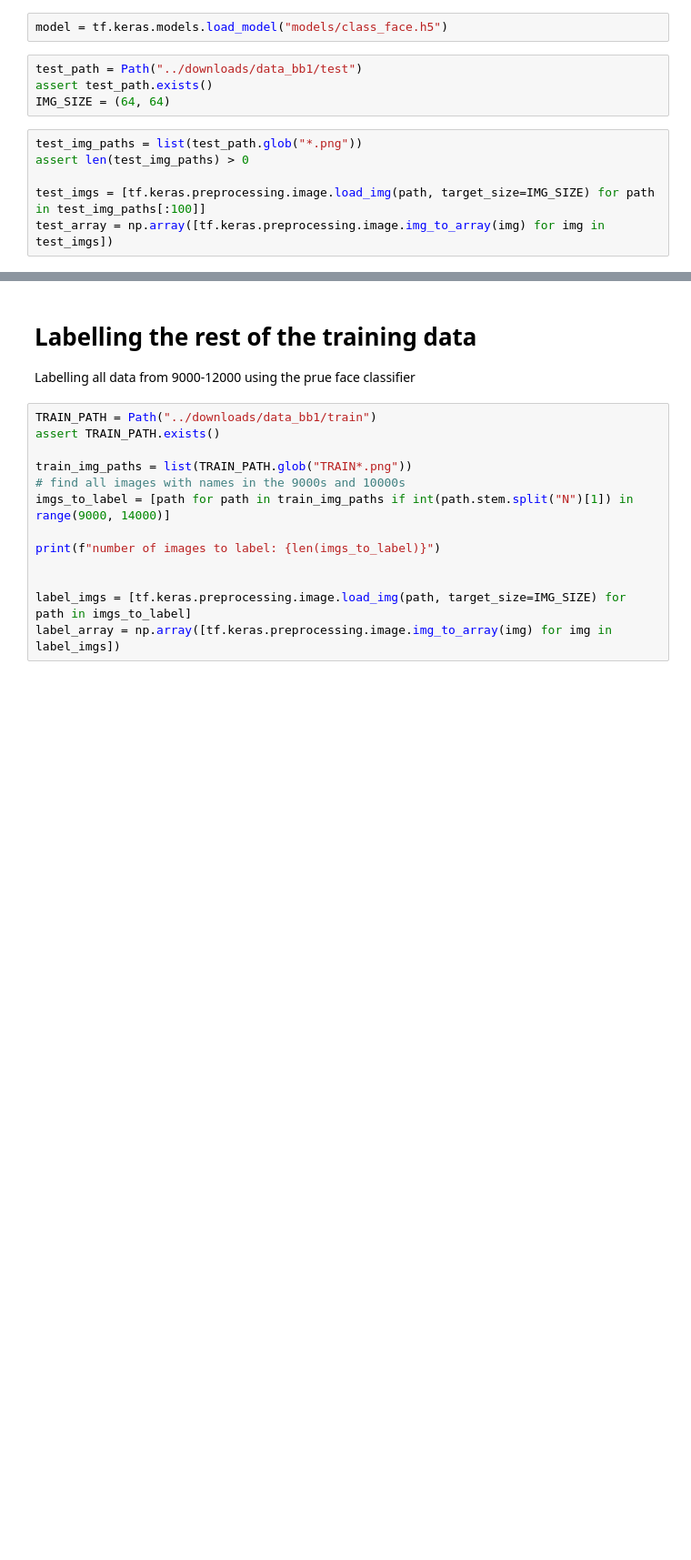
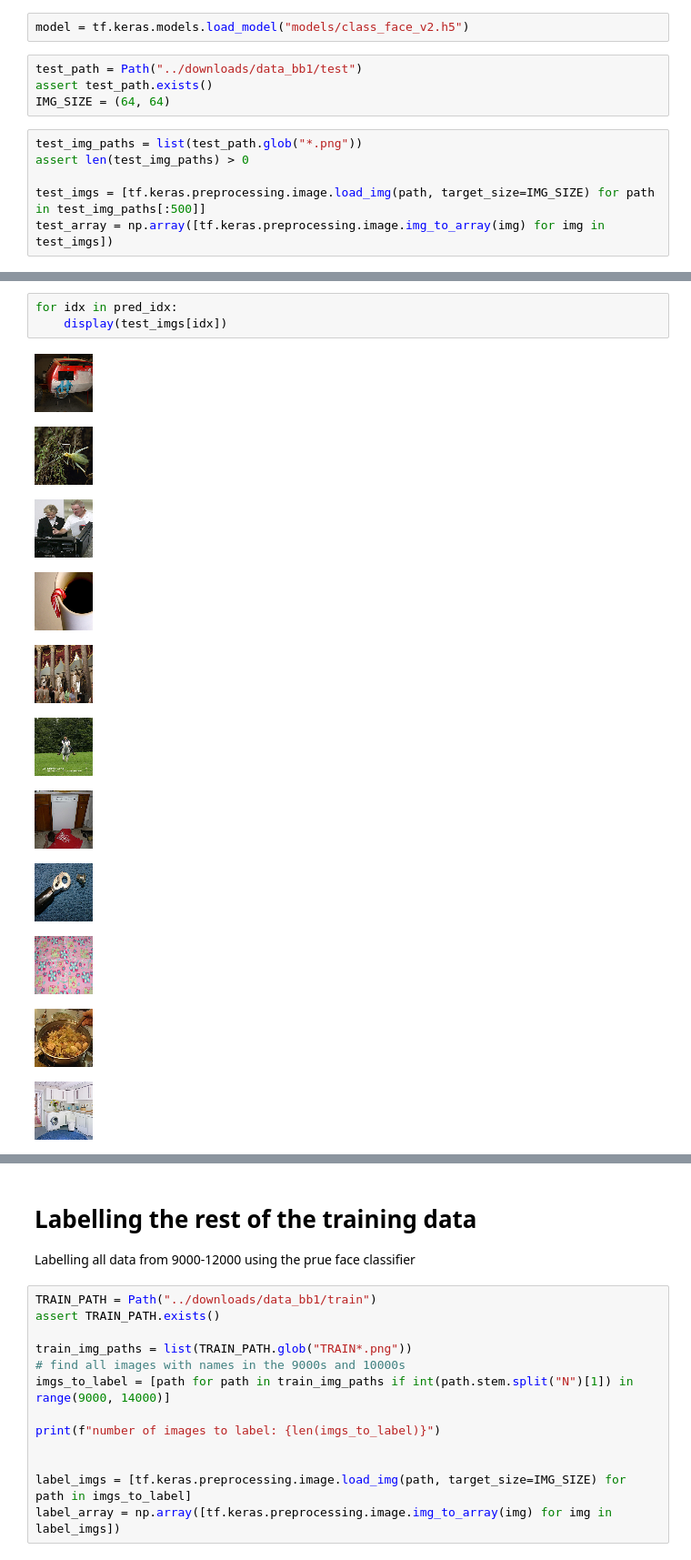
Before and after one commit to am-bean/face_recognition_bounty, a Jupyter notebook: quickstart_jhr.ipynb, the cells around one changed output, grey strips where cells are left out. Shown at 91% size. Saved outputs shown, nothing was run; the diff lists cells and outputs as text; blank space fills up the shorter version.

```diff
--- a/quickstart_jhr.ipynb
+++ b/quickstart_jhr.ipynb
@@ -318,7 +318,7 @@ with open("baseline_score.json", "w") as f:
 # %% [markdown]
 ### Evaluate pure face classifier
 # %%
-model = tf.keras.models.load_model("models/class_face.h5")
+model = tf.keras.models.load_model("models/class_face_v2.h5")
 # %%
 test_path = Path("../downloads/data_bb1/test")
 assert test_path.exists()
@@ -327,7 +327,7 @@ IMG_SIZE = (64, 64)
 test_img_paths = list(test_path.glob("*.png"))
 assert len(test_img_paths) > 0
 
-test_imgs = [tf.keras.preprocessing.image.load_img(path, target_size=IMG_SIZE) for path in test_img_paths[:100]]
+test_imgs = [tf.keras.preprocessing.image.load_img(path, target_size=IMG_SIZE) for path in test_img_paths[:500]]
 test_array = np.array([tf.keras.preprocessing.image.img_to_array(img) for img in test_imgs])
 # %%
 pred = model.predict(test_array)
@@ -339,0 +343,15 @@ positive predictions: [ 4 15 39 44 55 65 77 95 97]
+# %%
+for idx in pred_idx:
+    display(test_imgs[idx])
+# %% [output]
+[figure, added]
+[figure, added]
+[figure, added]
+[figure, added]
+[figure, added]
+[figure, added]
+[figure, added]
+[figure, added]
+[figure, added]
+[figure, added]
+[figure, added]
```
Also changed, not shown: parts of 4 cells of this notebook, 1 other file.
